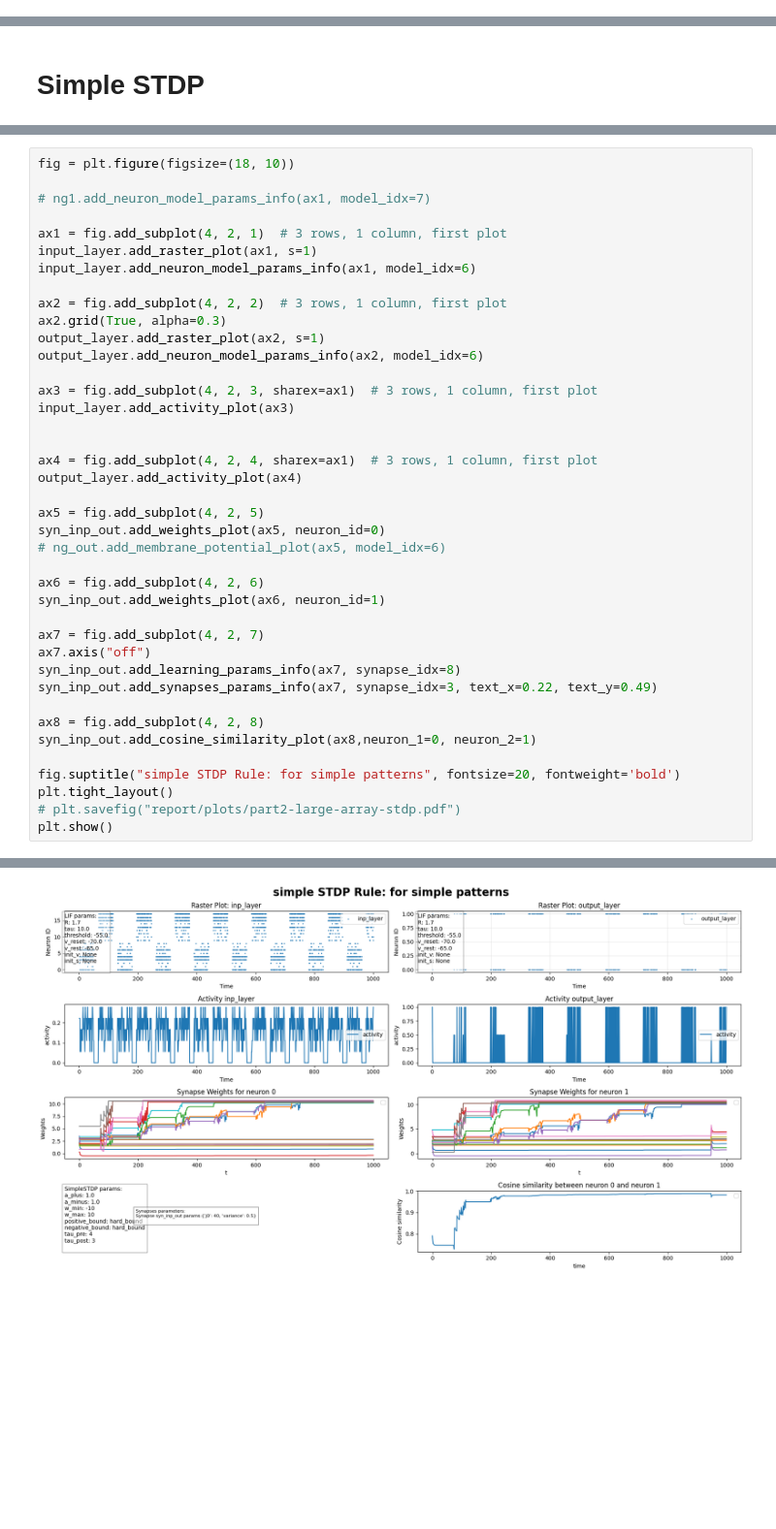
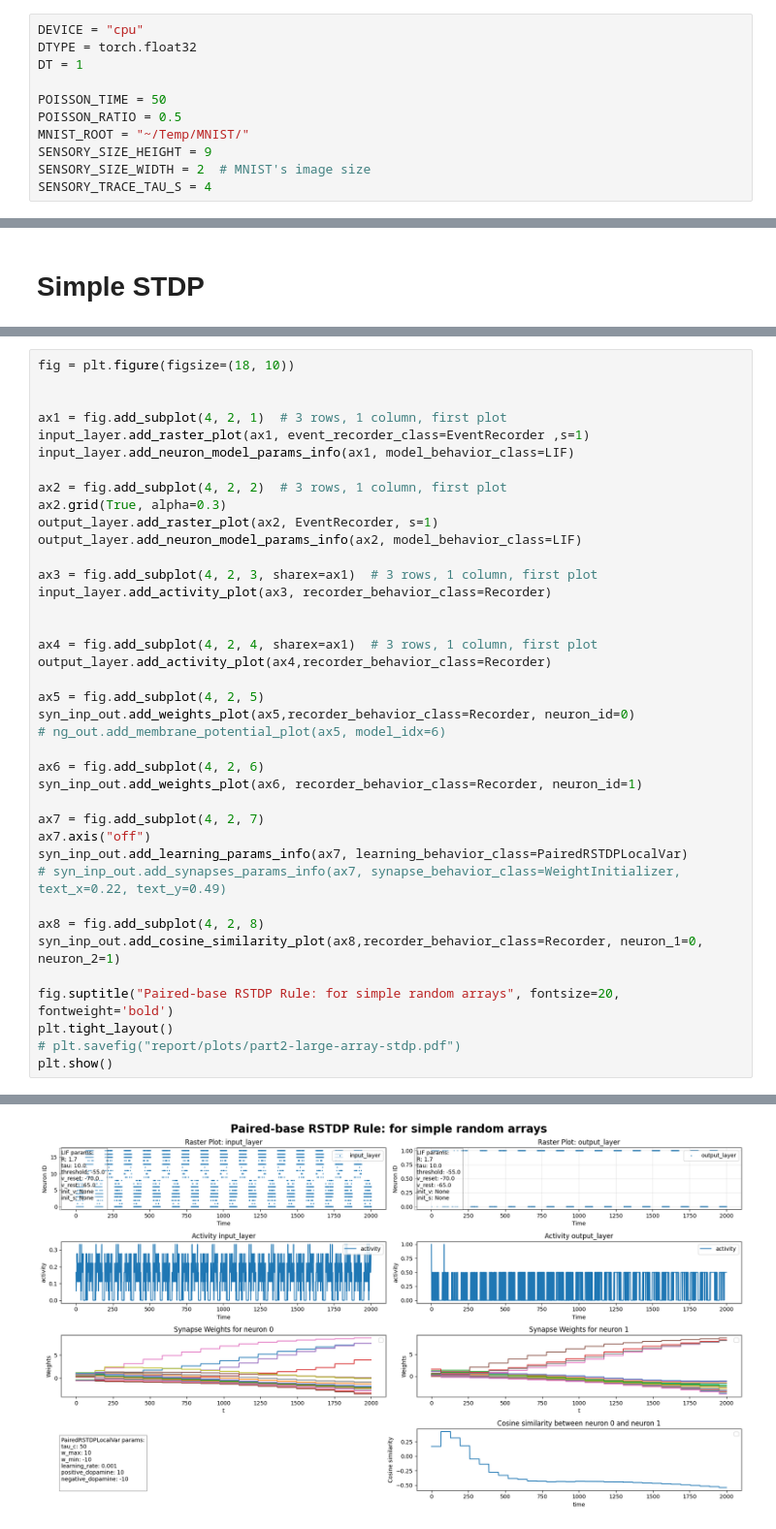
Before and after one commit to Amir-Entezari/neuroscience-mechanisms-between-neurons, a Jupyter notebook: playground.ipynb, the cells around one changed output, grey strips where cells are left out. Shown at 97% size. Cells and saved outputs as stored; diff of their text form; blank space fills up the shorter version.

```diff
--- a/playground.ipynb
+++ b/playground.ipynb
@@ -88,0 +15,11 @@ plt.show()
+# %%
+DEVICE = "cpu"
+DTYPE = torch.float32
+DT = 1
+
+POISSON_TIME = 50
+POISSON_RATIO = 0.5
+MNIST_ROOT = "~/Temp/MNIST/"
+SENSORY_SIZE_HEIGHT = 9
+SENSORY_SIZE_WIDTH = 2  # MNIST's image size
+SENSORY_TRACE_TAU_S = 4
@@ -187,45 +422,44 @@ Warning: "value" not used in initialize of SetCurrent(value=0,) behavior! Make s
 # %%
 fig = plt.figure(figsize=(18, 10))
 
-# ng1.add_neuron_model_params_info(ax1, model_idx=7)
 
 ax1 = fig.add_subplot(4, 2, 1)  # 3 rows, 1 column, first plot
-input_layer.add_raster_plot(ax1, s=1)
-input_layer.add_neuron_model_params_info(ax1, model_idx=6)
+input_layer.add_raster_plot(ax1, event_recorder_class=EventRecorder ,s=1)
+input_layer.add_neuron_model_params_info(ax1, model_behavior_class=LIF)
 
 ax2 = fig.add_subplot(4, 2, 2)  # 3 rows, 1 column, first plot
 ax2.grid(True, alpha=0.3)
-output_layer.add_raster_plot(ax2, s=1)
-output_layer.add_neuron_model_params_info(ax2, model_idx=6)
+output_layer.add_raster_plot(ax2, EventRecorder, s=1)
+output_layer.add_neuron_model_params_info(ax2, model_behavior_class=LIF)
 
 ax3 = fig.add_subplot(4, 2, 3, sharex=ax1)  # 3 rows, 1 column, first plot
-input_layer.add_activity_plot(ax3)
+input_layer.add_activity_plot(ax3, recorder_behavior_class=Recorder)
 
 
 ax4 = fig.add_subplot(4, 2, 4, sharex=ax1)  # 3 rows, 1 column, first plot
-output_layer.add_activity_plot(ax4)
+output_layer.add_activity_plot(ax4,recorder_behavior_class=Recorder)
 
 ax5 = fig.add_subplot(4, 2, 5)
-syn_inp_out.add_weights_plot(ax5, neuron_id=0)
+syn_inp_out.add_weights_plot(ax5,recorder_behavior_class=Recorder, neuron_id=0)
 # ng_out.add_membrane_potential_plot(ax5, model_idx=6)
 
 ax6 = fig.add_subplot(4, 2, 6)
-syn_inp_out.add_weights_plot(ax6, neuron_id=1)
+syn_inp_out.add_weights_plot(ax6, recorder_behavior_class=Recorder, neuron_id=1)
 
 ax7 = fig.add_subplot(4, 2, 7)
 ax7.axis("off")
-syn_inp_out.add_learning_params_info(ax7, synapse_idx=8)
-syn_inp_out.add_synapses_params_info(ax7, synapse_idx=3, text_x=0.22, text_y=0.49)
+syn_inp_out.add_learning_params_info(ax7, learning_behavior_class=PairedRSTDPLocalVar)
+# syn_inp_out.add_synapses_params_info(ax7, synapse_behavior_class=WeightInitializer, text_x=0.22, text_y=0.49)
 
 ax8 = fig.add_subplot(4, 2, 8)
-syn_inp_out.add_cosine_similarity_plot(ax8,neuron_1=0, neuron_2=1)
+syn_inp_out.add_cosine_similarity_plot(ax8,recorder_behavior_class=Recorder, neuron_1=0, neuron_2=1)
 
-fig.suptitle("simple STDP Rule: for simple patterns", fontsize=20, fontweight='bold')
+fig.suptitle("Paired-base RSTDP Rule: for simple random arrays", fontsize=20, fontweight='bold')
 plt.tight_layout()
 # plt.savefig("report/plots/part2-large-array-stdp.pdf")
 plt.show()
 # %% [output]
 No artists with labels found to put in legend.  Note that artists whose label start with an underscore are ignored when legend() is called with no argument.
 No artists with labels found to put in legend.  Note that artists whose label start with an underscore are ignored when legend() is called with no argument.
 No artists with labels found to put in legend.  Note that artists whose label start with an underscore are ignored when legend() is called with no argument.
-[figure, old version]
+[figure, new version]
```
Also changed, not shown: parts of 19 cells of this notebook.
